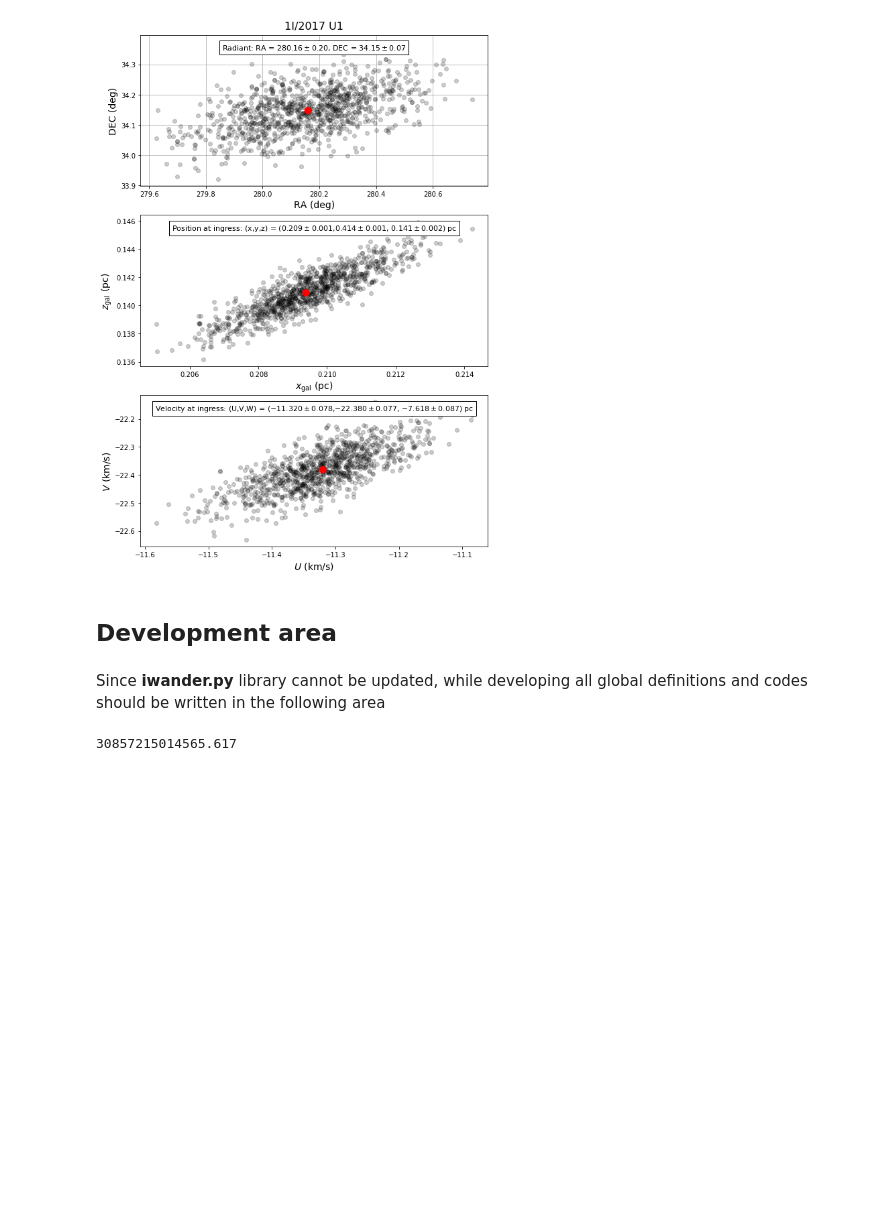
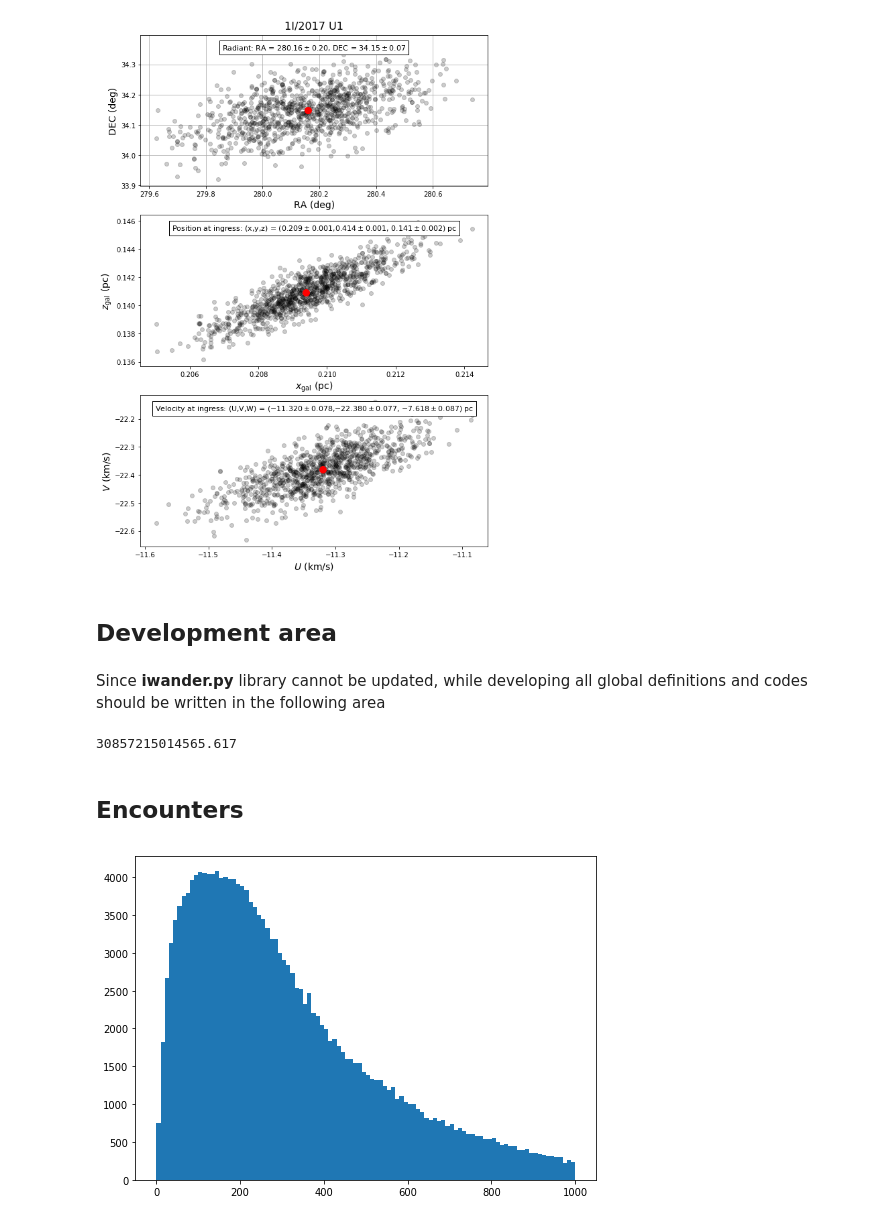
Before and after one commit to seap-udea/iWander, a Jupyter notebook: dev/analysis.ipynb, the cells around one changed output. Saved outputs shown, nothing was run; the diff lists cells and outputs as text; code cells hidden in the pictures; blank space fills up the shorter version.

```diff
--- a/dev/analysis.ipynb
+++ b/dev/analysis.ipynb
@@ -218,3 +220,16 @@ def subPlots(panels,ncols=1,l=0.1,b=0.1,w=0.8,figsize=(8,6),dh=None,dw=None,fac=
     return fig,axs
 # %% [output]
 30857215014565.617
+# %% [markdown]
+## Encounters
+# %%
+dataen=pd.read_csv(BD+"encounters.csv")
+# %%
+dmins=dataen.dmin[dataen.dmin<1000]
+# %%
+fig,axs=subPlots([1])
+
+ax=axs[0][0]
+rs=ax.hist(dmins,100)
+# %% [output]
+[figure, added]
```
Also changed, not shown: parts of 8 cells of this notebook, 5 other files.
